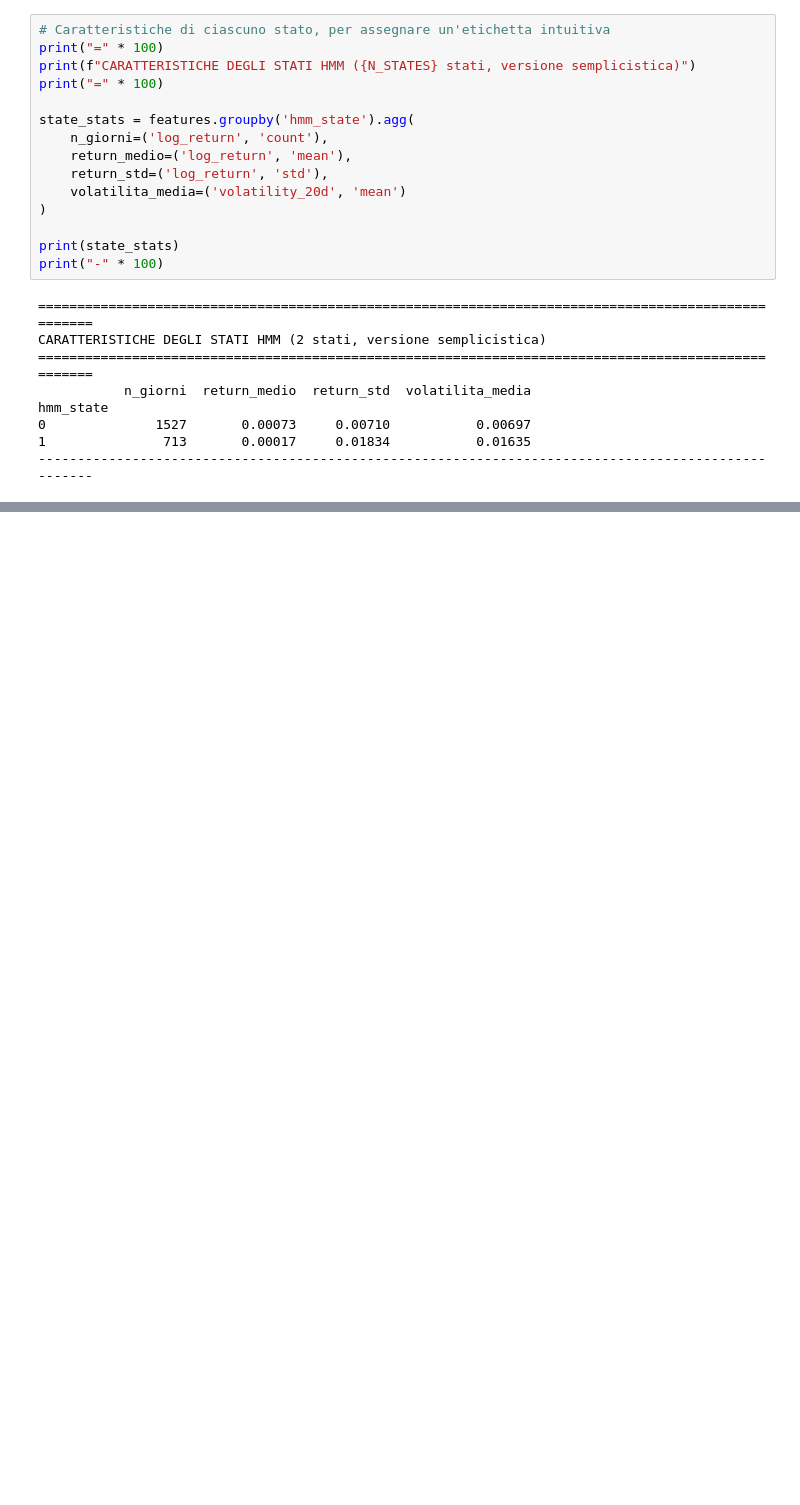
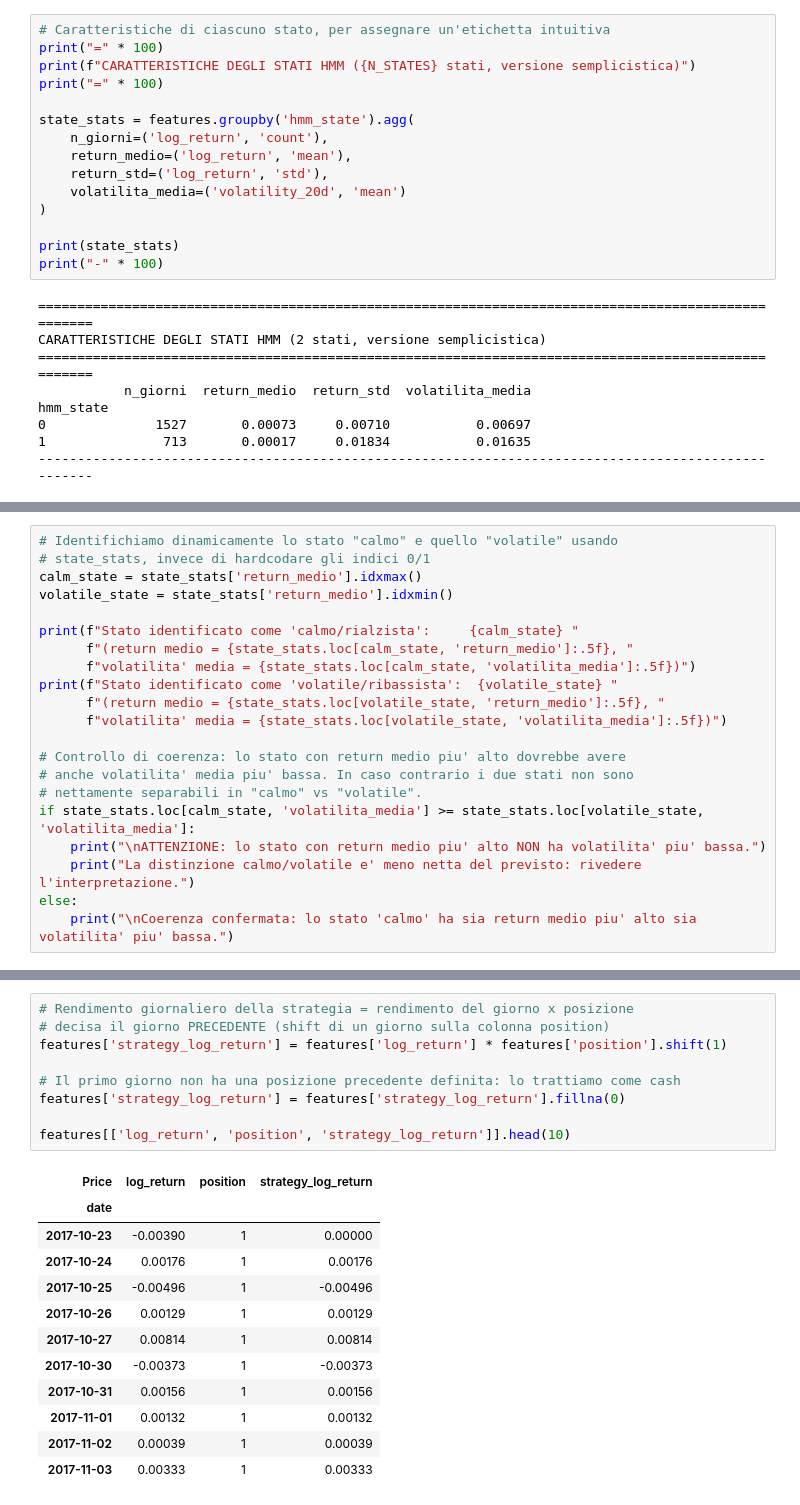
Before and after one commit to simone2203/sp500-hmm-quant-strategy, a Jupyter notebook: sp500_hmm_quant_strategy.ipynb, the cells around one changed output, grey strips where cells are left out. Drawn from its saved outputs; the diff is of its cells as text; blank space fills up the shorter version.

```diff
--- a/sp500_hmm_quant_strategy.ipynb
+++ b/sp500_hmm_quant_strategy.ipynb
@@ -430,0 +457,21 @@ hmm_state
+# %%
+# Identifichiamo dinamicamente lo stato "calmo" e quello "volatile" usando
+# state_stats, invece di hardcodare gli indici 0/1
+calm_state = state_stats['return_medio'].idxmax()
+volatile_state = state_stats['return_medio'].idxmin()
+
+print(f"Stato identificato come 'calmo/rialzista':     {calm_state} "
+      f"(return medio = {state_stats.loc[calm_state, 'return_medio']:.5f}, "
+      f"volatilita' media = {state_stats.loc[calm_state, 'volatilita_media']:.5f})")
+print(f"Stato identificato come 'volatile/ribassista':  {volatile_state} "
+      f"(return medio = {state_stats.loc[volatile_state, 'return_medio']:.5f}, "
+      f"volatilita' media = {state_stats.loc[volatile_state, 'volatilita_media']:.5f})")
+
+# Controllo di coerenza: lo stato con return medio piu' alto dovrebbe avere
+# anche volatilita' media piu' bassa. In caso contrario i due stati non sono
+# nettamente separabili in "calmo" vs "volatile".
+if state_stats.loc[calm_state, 'volatilita_media'] >= state_stats.loc[volatile_state, 'volatilita_media']:
+    print("\nATTENZIONE: lo stato con return medio piu' alto NON ha volatilita' piu' bassa.")
+    print("La distinzione calmo/volatile e' meno netta del previsto: rivedere l'interpretazione.")
+else:
+    print("\nCoerenza confermata: lo stato 'calmo' ha sia return medio piu' alto sia volatilita' piu' bassa.")
@@ -430,0 +515,22 @@ hmm_state
+# %%
+# Rendimento giornaliero della strategia = rendimento del giorno x posizione
+# decisa il giorno PRECEDENTE (shift di un giorno sulla colonna position)
+features['strategy_log_return'] = features['log_return'] * features['position'].shift(1)
+
+# Il primo giorno non ha una posizione precedente definita: lo trattiamo come cash
+features['strategy_log_return'] = features['strategy_log_return'].fillna(0)
+
+features[['log_return', 'position', 'strategy_log_return']].head(10)
+# %% [output]
+| Price | log_return | position | strategy_log_return |
+| date |  |  |  |
+| 2017-10-23 | -0.00390 | 1 | 0.00000 |
+| 2017-10-24 | 0.00176 | 1 | 0.00176 |
+| 2017-10-25 | -0.00496 | 1 | -0.00496 |
+| 2017-10-26 | 0.00129 | 1 | 0.00129 |
+| 2017-10-27 | 0.00814 | 1 | 0.00814 |
+| 2017-10-30 | -0.00373 | 1 | -0.00373 |
+| 2017-10-31 | 0.00156 | 1 | 0.00156 |
+| 2017-11-01 | 0.00132 | 1 | 0.00132 |
+| 2017-11-02 | 0.00039 | 1 | 0.00039 |
+| 2017-11-03 | 0.00333 | 1 | 0.00333 |
```
Also changed, not shown: parts of 17 cells of this notebook.
